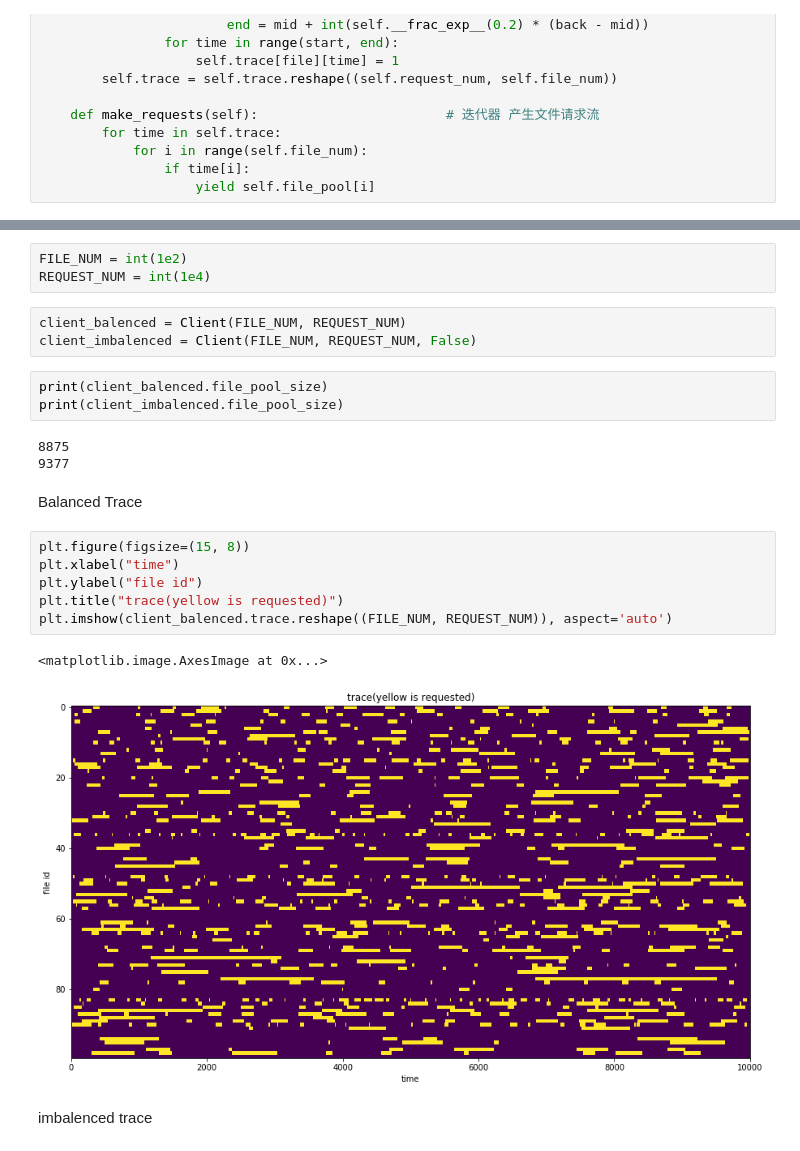
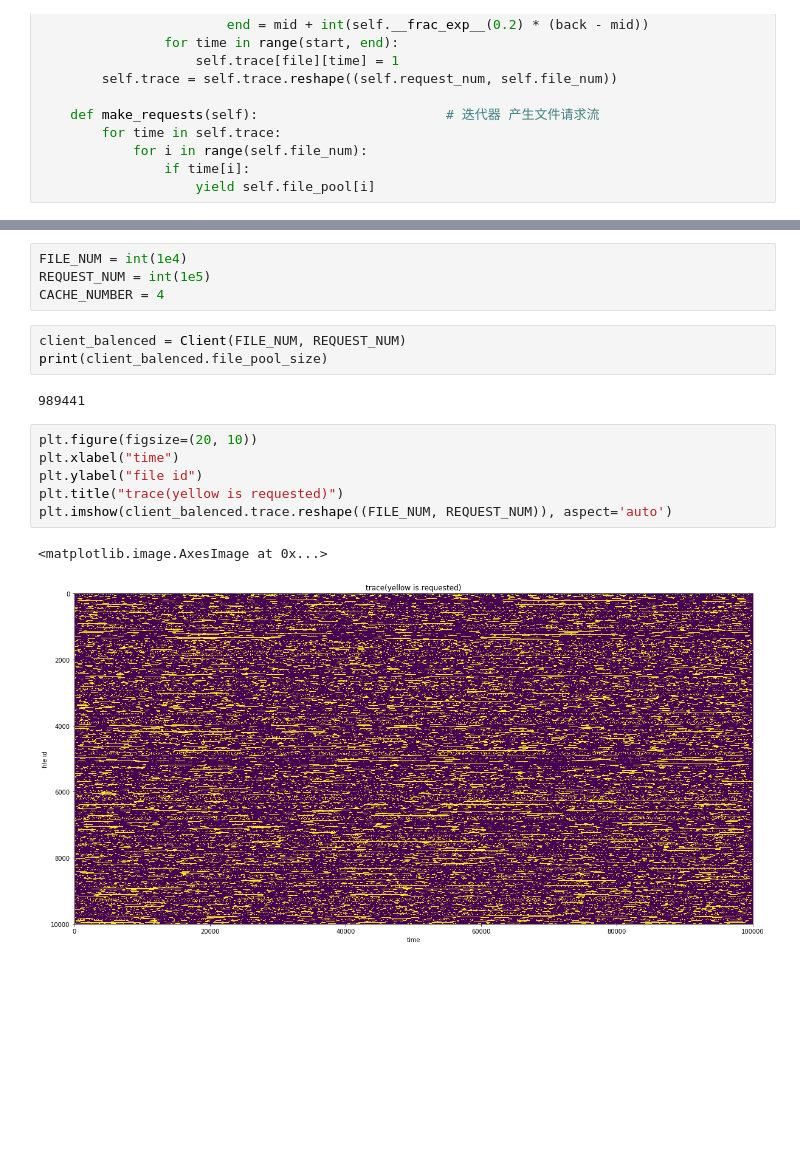
Before and after one commit to Peixuan670/cache_simulation, a Jupyter notebook: cache_simu.ipynb, the cells around one changed output, grey strips where cells are left out. Drawn from its saved outputs; the diff is of its cells as text; blank space fills up the shorter version.

```diff
--- a/cache_simu.ipynb
+++ b/cache_simu.ipynb
@@ -96,25 +138,18 @@ class Server:                                       # 服务器(cache)
 # %%
-FILE_NUM = int(1e2)
-REQUEST_NUM = int(1e4)
+FILE_NUM = int(1e4)
+REQUEST_NUM = int(1e5)
+CACHE_NUMBER = 4
 # %%
 client_balenced = Client(FILE_NUM, REQUEST_NUM)
-client_imbalenced = Client(FILE_NUM, REQUEST_NUM, False)
+print(client_balenced.file_pool_size)
+# %% [output]
+989441
-# %%
-print(client_balenced.file_pool_size)
-print(client_imbalenced.file_pool_size)
-# %% [output]
-8875
-9377
-# %% [markdown]
-Balanced Trace
 # %%
-plt.figure(figsize=(15, 8))
+plt.figure(figsize=(20, 10))
 plt.xlabel("time")
 plt.ylabel("file id")
 plt.title("trace(yellow is requested)")
 plt.imshow(client_balenced.trace.reshape((FILE_NUM, REQUEST_NUM)), aspect='auto')
 # %% [output]
 <matplotlib.image.AxesImage at 0x...>
-[figure, old version]
+[figure, new version]
-# %% [markdown]
-imbalenced trace
```
Also changed, not shown: parts of 10 cells of this notebook, 1 other file.
